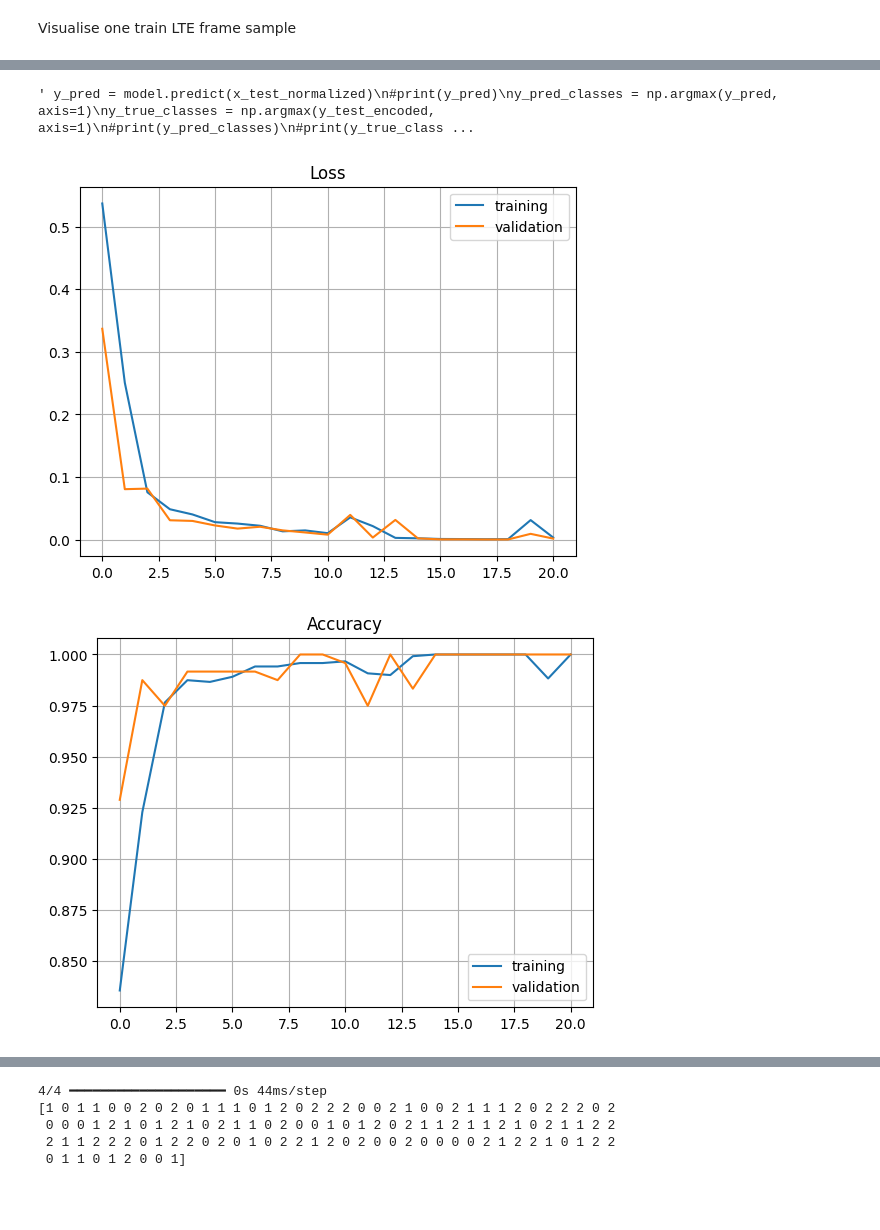
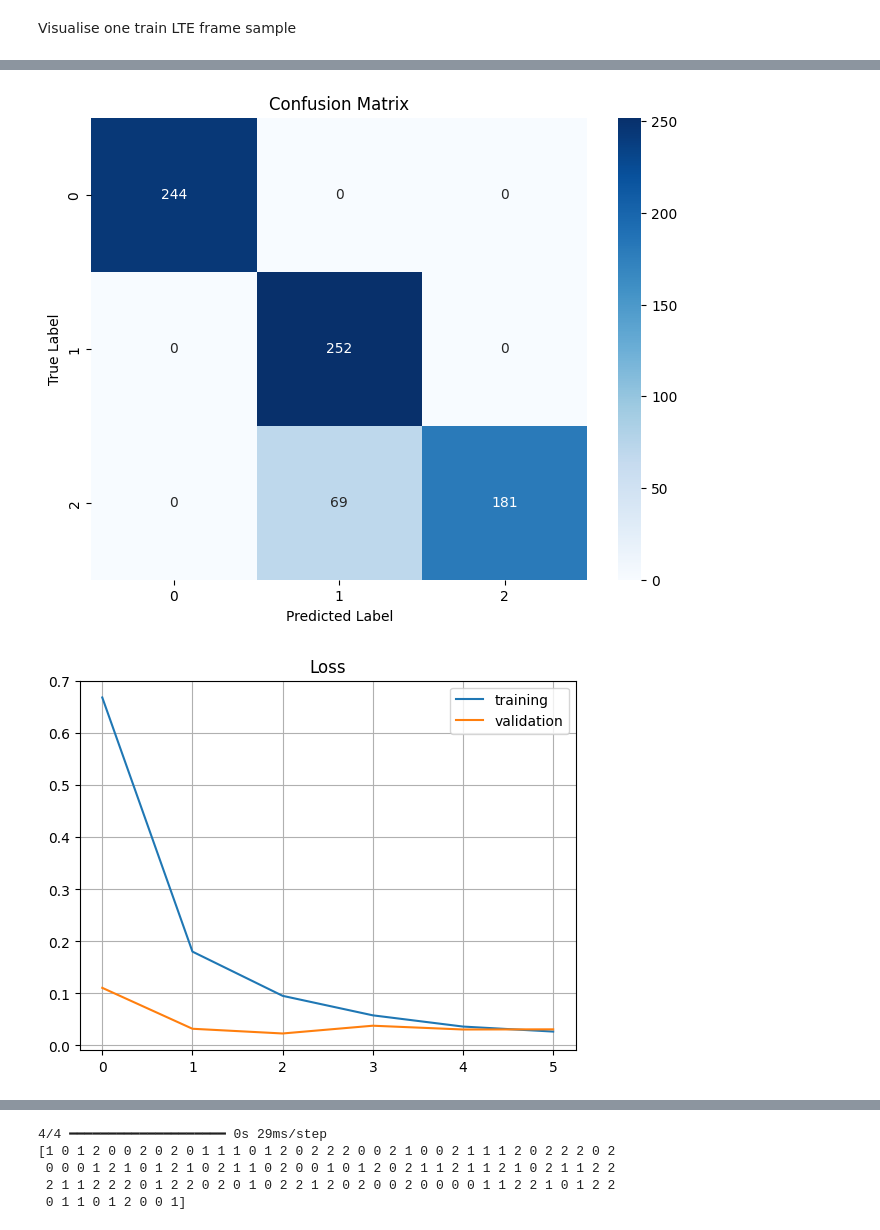
Before and after one commit to TaVodic/MPA-MLF, a Jupyter notebook: Project/project_MT.ipynb, the cells around one changed output, grey strips where cells are left out. Saved outputs shown, nothing was run; the diff lists cells and outputs as text; code cells hidden in the pictures; blank space fills up the shorter version.

```diff
--- a/Project/project_MT.ipynb
+++ b/Project/project_MT.ipynb
@@ -160,0 +146,3 @@ Final size of dataset:  (4844, 72, 48)
+# %%
+x_train_aug, y_train_aug = augment_data(x_train_aug, y_train_aug, 1, 3)
+x_test, y_test = augment_data(x_test, y_test, 1, 3)
@@ -161,8 +167,8 @@ Final size of dataset:  (4844, 72, 48)
 # %%
 # normalization of training data
-x_train_mean = np.mean(x_train)
-x_train_deviation = np.std(x_train)
-x_train_normalized = (x_train - x_train_mean) / x_train_deviation
+x_train_mean = np.mean(x_train_aug)
+x_train_deviation = np.std(x_train_aug)
+x_train_normalized = (x_train_aug - x_train_mean) / x_train_deviation
 
 # normalization of validation data
 x_val_mean = np.mean(x_val)
@@ -175,16 +181,16 @@ x_test_deviation = np.std(x_test)
 x_test_normalized = (x_test - x_test_mean) / x_test_deviation
 
 # normalization of submition data
-x_sub_mean = np.mean(x_sub)
-x_sub_deviation = np.std(x_sub)
-x_sub_normalized = (x_sub - x_sub_mean) / x_sub_deviation
+x_eval_mean = np.mean(x_eval)
+x_eval_deviation = np.std(x_eval)
+x_eval_normalized = (x_eval - x_eval_mean) / x_eval_deviation
 
 x_train_normalized = x_train_normalized.reshape(-1, 72, 48, 1)
 x_val_normalized = x_val_normalized.reshape(-1, 72, 48, 1)
 x_test_normalized = x_test_normalized.reshape(-1, 72, 48, 1)
-x_sub_normalized = x_sub_normalized.reshape(-1, 72, 48, 1)
+x_eval_normalized = x_eval_normalized.reshape(-1, 72, 48, 1)
 
-y_train_encoded = to_categorical(y_train, num_classes=3)
+y_train_encoded = to_categorical(y_train_aug, num_classes=3)
 y_val_encoded = to_categorical(y_val, num_classes=3)
 y_test_encoded = to_categorical(y_test, num_classes=3)
 # %%
@@ -239,7 +245,7 @@ history = model.fit(
     x_train_normalized,
     y_train_encoded,
     epochs=30,
-    batch_size=10,
+    batch_size=20,
     validation_data=(x_val_normalized, y_val_encoded),
     callbacks=[early_stopping]
 )
@@ -266,8 +269,18 @@ score = model.evaluate(x_test_normalized, y_test_encoded, verbose=1)
 print('Test loss:', score[0])
 print(f'Test accuracy: {score[1]*100} %')
 
+y_pred_probs = model.predict(x_test_normalized)  # Probabilities
+y_pred_classes = np.argmax(y_pred_probs, axis=1)  # Convert to class labels
+y_true = np.argmax(y_test_encoded, axis=1)  # True labels
 
-#extract_data.load_data("MPA-MLF_data\Test", (72, 48))
+conf_matrix = confusion_matrix(y_true, y_pred_classes) # Compute confusion matrix
+
+plt.figure(figsize=(8, 6))
+sns.heatmap(conf_matrix, annot=True, fmt='d', cmap='Blues')
+plt.xlabel('Predicted Label')
+plt.ylabel('True Label')
+plt.title('Confusion Matrix')
+plt.show()
 
 plt.figure()
 plt.title('Loss')
@@ -281,15 +294,4 @@ plt.plot(history.history['accuracy'])
 plt.plot(history.history['val_accuracy'])
 plt.legend(['training', 'validation'])
 plt.grid('both')
-
-""" y_pred = model.predict(x_test_normalized)
-#print(y_pred)
-y_pred_classes = np.argmax(y_pred, axis=1)
-y_true_classes = np.argmax(y_test_encoded, axis=1)
-#print(y_pred_classes)
-#print(y_true_classes)
-cm = confusion_matrix(y_true_classes, y_pred_classes)
-print(cm)
-ConfusionMatrixDisplay.from_predictions(y_true_classes,y_pred_classes)
-plt.show() """
 # %% [output]
@@ -299,3 +302,2 @@ Test accuracy: 99.6655523777008 %
-' y_pred = model.predict(x_test_normalized)\n#print(y_pred)\ny_pred_classes = np.argmax(y_pred, axis=1)\ny_true_classes = np.argmax(y_test_encoded, axis=1)\n#print(y_pred_classes)\n#print(y_true_class ...
-[figure, old version]
+[figure, new version]
-[figure, old version]
+[figure, new version]
@@ -302,5 +305,5 @@ Test accuracy: 99.6655523777008 %
 # %%
-y_pred = model.predict(x_sub_normalized)
+y_pred = model.predict(x_eval_normalized)
 #print(y_pred)
 y_pred_classes = np.argmax(y_pred, axis=1)
 print(y_pred_classes)
@@ -308,12 +311,12 @@ print(y_pred_classes)
 import csv
 with open('label_test_MT_v0.csv', mode='w', newline='') as file:
     writer = csv.writer(file)
-    writer.writerow(['ID', 'target'])  # Write header
+    writer.writerow(['ID', 'target'])
     for i, value in enumerate(y_pred_classes):
         writer.writerow([i, value])
 # %% [output]
-4/4 ━━━━━━━━━━━━━━━━━━━━ 0s 44ms/step
-[1 0 1 1 0 0 2 0 2 0 1 1 1 0 1 2 0 2 2 2 0 0 2 1 0 0 2 1 1 1 2 0 2 2 2 0 2
+4/4 ━━━━━━━━━━━━━━━━━━━━ 0s 29ms/step
+[1 0 1 2 0 0 2 0 2 0 1 1 1 0 1 2 0 2 2 2 0 0 2 1 0 0 2 1 1 1 2 0 2 2 2 0 2
  0 0 0 1 2 1 0 1 2 1 0 2 1 1 0 2 0 0 1 0 1 2 0 2 1 1 2 1 1 2 1 0 2 1 1 2 2
- 2 1 1 2 2 2 0 1 2 2 0 2 0 1 0 2 2 1 2 0 2 0 0 2 0 0 0 0 2 1 2 2 1 0 1 2 2
+ 2 1 1 2 2 2 0 1 2 2 0 2 0 1 0 2 2 1 2 0 2 0 0 2 0 0 0 0 1 1 2 2 1 0 1 2 2
  0 1 1 0 1 2 0 0 1]
```
Also changed, not shown: parts of 8 cells of this notebook, 2 other files.
